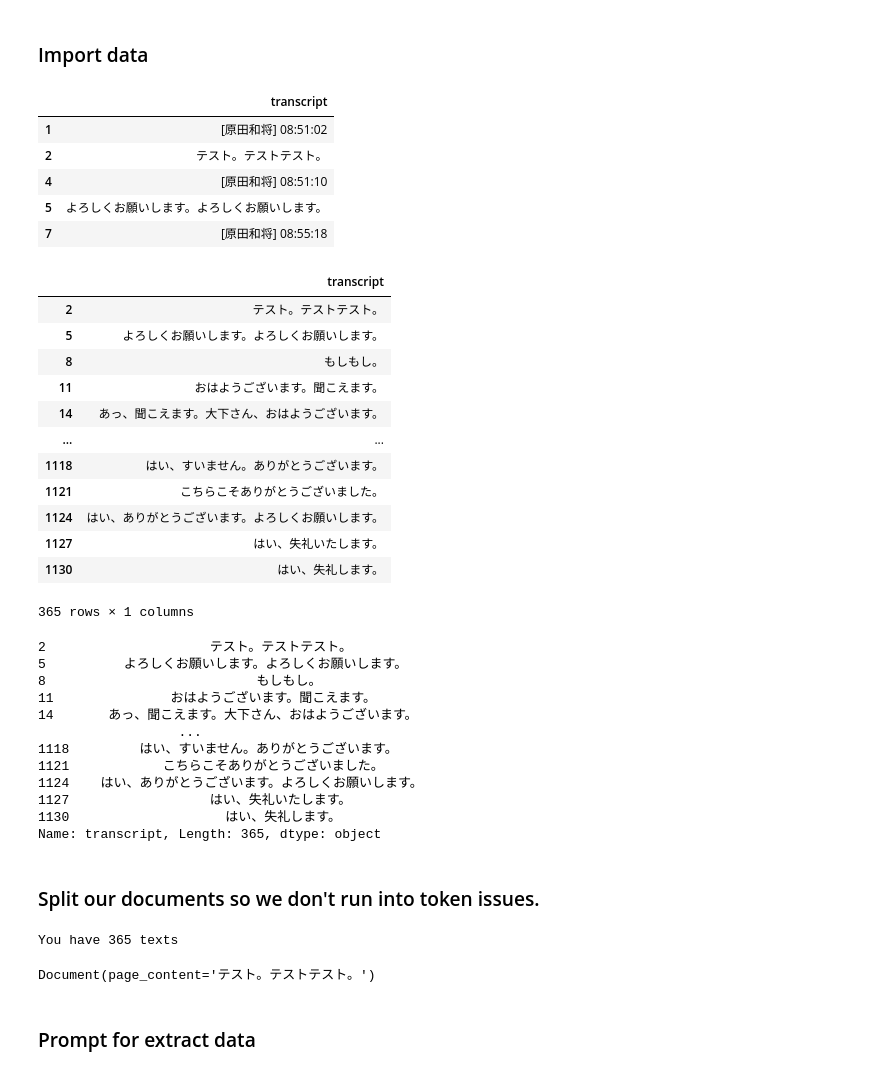
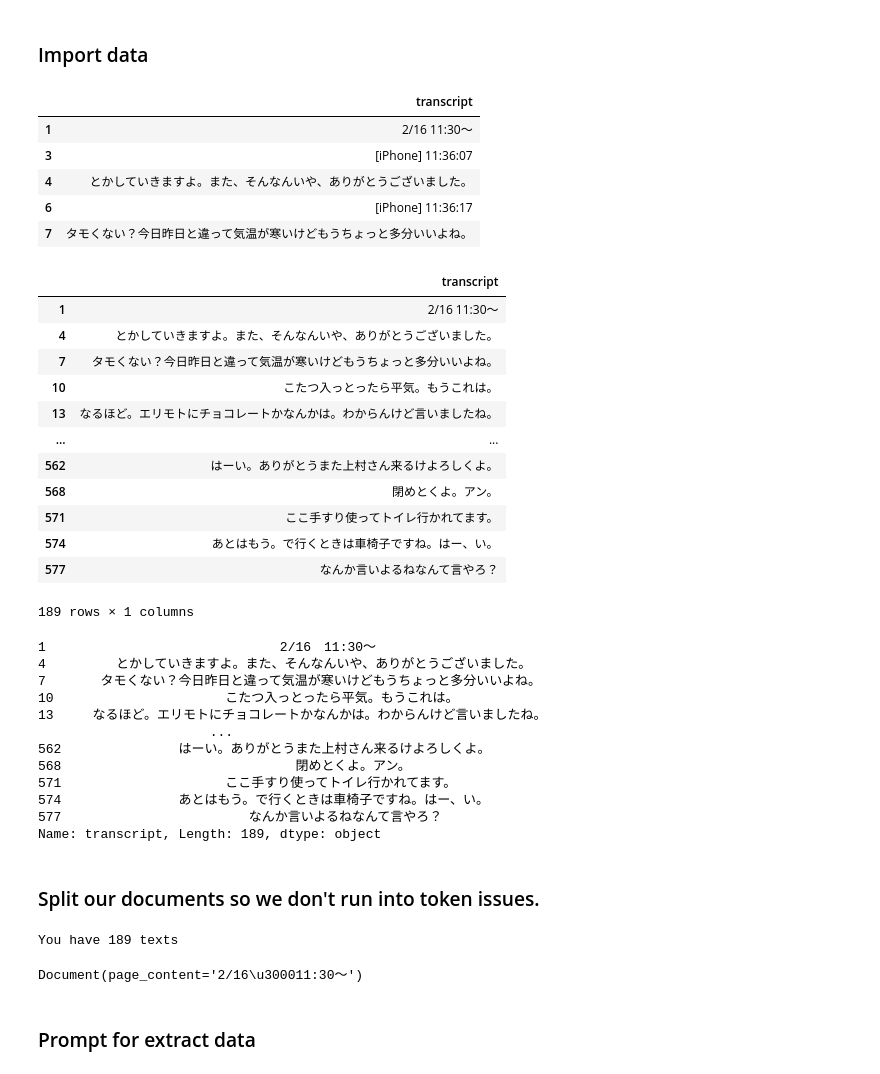
Before and after one commit to atoxcode/extract-transcript-by-llm, a Jupyter notebook: 6. spo2(langchain).ipynb, the cells around one changed output. Saved outputs shown, nothing was run; the diff lists cells and outputs as text; code cells hidden in the pictures.

```diff
--- a/6. spo2(langchain).ipynb
+++ b/6. spo2(langchain).ipynb
@@ -34,20 +34,20 @@ os.environ['OPENAI_API_KEY'] = "sk-LM6Xcvi11CeHBxFR1OsjT3BlbkFJwAkbjB8IgPHaJbrZ9
 # %% [markdown]
 ### Import data
 # %%
-dataset = pd.read_excel('../data/精神訪問看護記録2月16日15時40分.xlsx',
+dataset = pd.read_excel('../data/訪問看護記録書Ⅱ2月16日11時30分.xlsx',
                         sheet_name='dictation',
                         usecols=['transcript'])
 
 # Drop NaN values
 dataset = dataset.dropna()
 dataset.head()
 # %% [output]
 |  | transcript |
-| 1 | [原田和将] 08:51:02 |
-| 2 | テスト。テストテスト。 |
-| 4 | [原田和将] 08:51:10 |
-| 5 | よろしくお願いします。よろしくお願いします。 |
-| 7 | [原田和将] 08:55:18 |
+| 1 | 2/16 11:30～ |
+| 3 | [iPhone] 11:36:07 |
+| 4 | とかしていきますよ。また、そんなんいや、ありがとうございました。 |
+| 6 | [iPhone] 11:36:17 |
+| 7 | タモくない？今日昨日と違って気温が寒いけどもうちょっと多分いいよね。 |
 # %%
 # delete row contain '[在宅看護]'
 dataset = dataset[~dataset['transcript'].str.contains('[在宅看護]')]
@@ -57,33 +57,33 @@ dataset = dataset[~dataset['transcript'].str.contains('[iPhone]')]
 dataset
 # %% [output]
 |  | transcript |
-| 2 | テスト。テストテスト。 |
-| 5 | よろしくお願いします。よろしくお願いします。 |
-| 8 | もしもし。 |
-| 11 | おはようございます。聞こえます。 |
-| 14 | あっ、聞こえます。大下さん、おはようございます。 |
+| 1 | 2/16 11:30～ |
+| 4 | とかしていきますよ。また、そんなんいや、ありがとうございました。 |
+| 7 | タモくない？今日昨日と違って気温が寒いけどもうちょっと多分いいよね。 |
+| 10 | こたつ入っとったら平気。もうこれは。 |
+| 13 | なるほど。エリモトにチョコレートかなんかは。わからんけど言いましたね。 |
 | ... | ... |
-| 1118 | はい、すいません。ありがとうございます。 |
-| 1121 | こちらこそありがとうございました。 |
-| 1124 | はい、ありがとうございます。よろしくお願いします。 |
-| 1127 | はい、失礼いたします。 |
-| 1130 | はい、失礼します。 |
+| 562 | はーい。ありがとうまた上村さん来るけよろしくよ。 |
+| 568 | 閉めとくよ。アン。 |
+| 571 | ここ手すり使ってトイレ行かれてます。 |
+| 574 | あとはもう。で行くときは車椅子ですね。はー、い。 |
+| 577 | なんか言いよるねなんて言やろ？ |
-365 rows × 1 columns
+189 rows × 1 columns
 # %%
 dataset['transcript']
 # %% [output]
-2                     テスト。テストテスト。
-5          よろしくお願いします。よろしくお願いします。
-8                           もしもし。
-11               おはようございます。聞こえます。
-14       あっ、聞こえます。大下さん、おはようございます。
-                  ...
-1118         はい、すいません。ありがとうございます。
-1121            こちらこそありがとうございました。
-1124    はい、ありがとうございます。よろしくお願いします。
-1127                  はい、失礼いたします。
-1130                    はい、失礼します。
-Name: transcript, Length: 365, dtype: object
+1                              2/16　11:30～
+4         とかしていきますよ。また、そんなんいや、ありがとうございました。
+7       タモくない？今日昨日と違って気温が寒いけどもうちょっと多分いいよね。
+10                      こたつ入っとったら平気。もうこれは。
+13     なるほど。エリモトにチョコレートかなんかは。わからんけど言いましたね。
+                      ...
+562               はーい。ありがとうまた上村さん来るけよろしくよ。
+568                              閉めとくよ。アン。
+571                     ここ手すり使ってトイレ行かれてます。
+574               あとはもう。で行くときは車椅子ですね。はー、い。
+577                        なんか言いよるねなんて言やろ？
+Name: transcript, Length: 189, dtype: object
 # %% [markdown]
 ### Split our documents so we don't run into token issues.
 # %%
@@ -93,8 +93,8 @@ texts = text_splitter.create_documents(dataset['transcript'])
 print (f"You have {len(texts)} texts")
 texts[0]
 # %% [output]
-You have 365 texts
+You have 189 texts
-Document(page_content='テスト。テストテスト。')
+Document(page_content='2/16\u300011:30～')
 # %%
 # Your api key should be an environment variable, or else put it here
 # We are using a chat model in case you wanted to use gpt4
```
Also changed, not shown: parts of 2 cells of this notebook, 5 other files.
